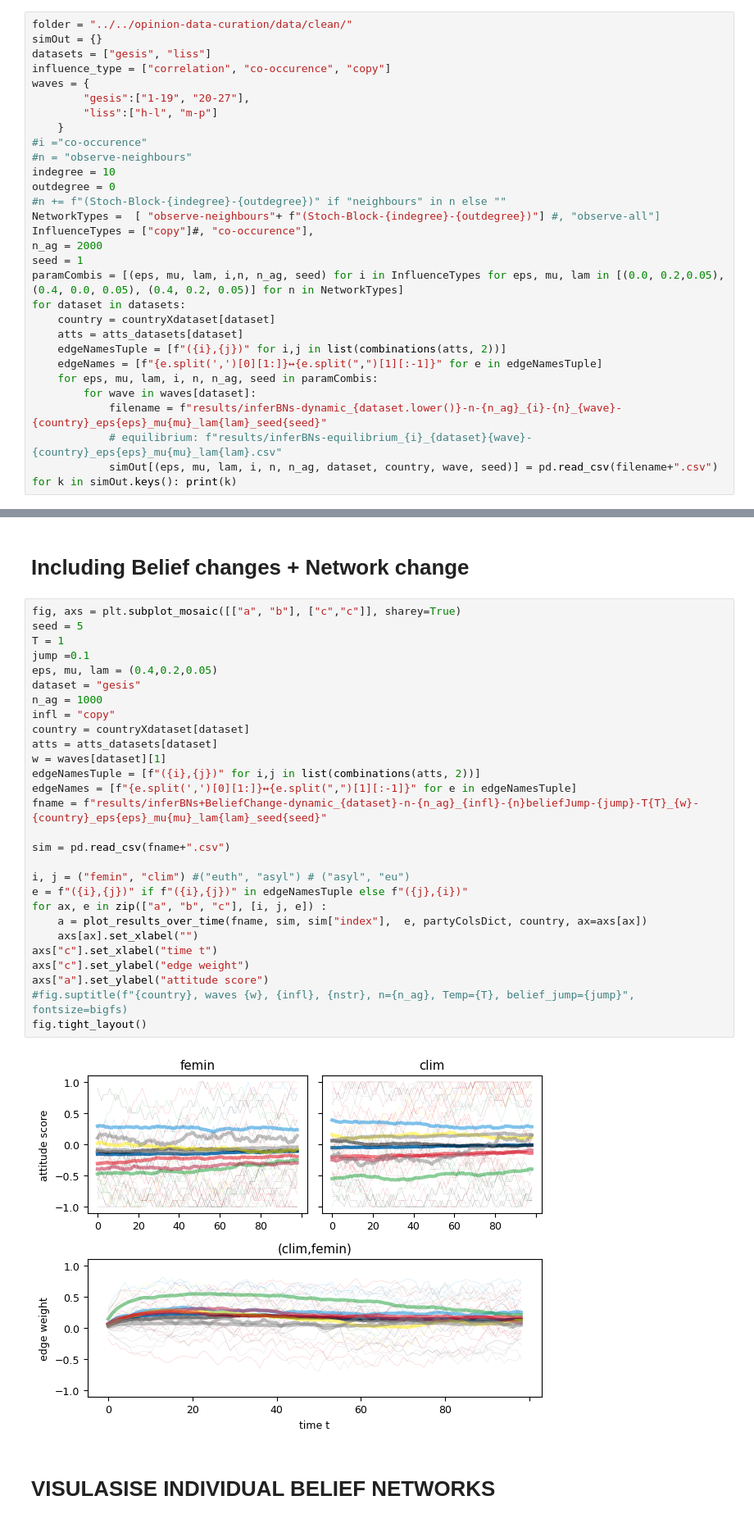
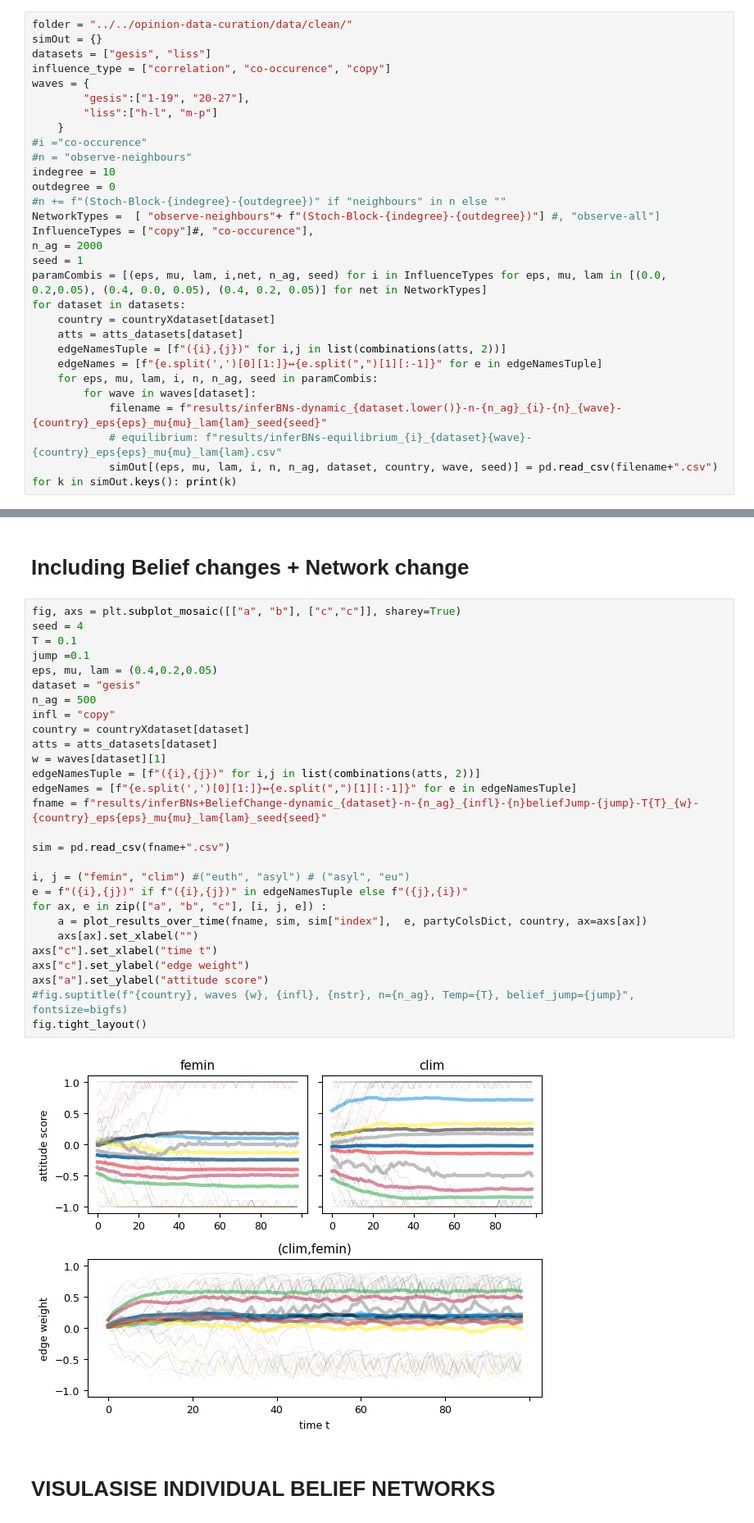
Before and after one commit to PeterSteiglechner/adaptive-NoB, a Jupyter notebook: code/analyse_BNs.ipynb, the cells around one changed output, grey strips where cells are left out. Shown at 82% size. Drawn from its saved outputs; the diff is of its cells as text.

```diff
--- a/code/analyse_BNs.ipynb
+++ b/code/analyse_BNs.ipynb
@@ -56,7 +56,7 @@ NetworkTypes =  [ "observe-neighbours"+ f"(Stoch-Block-{indegree}-{outdegree})"]
 InfluenceTypes = ["copy"]#, "co-occurence"],
 n_ag = 2000
 seed = 1
-paramCombis = [(eps, mu, lam, i,n, n_ag, seed) for i in InfluenceTypes for eps, mu, lam in [(0.0, 0.2,0.05), (0.4, 0.0, 0.05), (0.4, 0.2, 0.05)] for n in NetworkTypes]
+paramCombis = [(eps, mu, lam, i,net, n_ag, seed) for i in InfluenceTypes for eps, mu, lam in [(0.0, 0.2,0.05), (0.4, 0.0, 0.05), (0.4, 0.2, 0.05)] for net in NetworkTypes]
 for dataset in datasets:
     country = countryXdataset[dataset]
     atts = atts_datasets[dataset]
@@ -429,34 +429,34 @@ fig.show()
 # Including Belief changes + Network change
 # %%
 fig, axs = plt.subplot_mosaic([["a", "b"], ["c","c"]], sharey=True)
-seed = 5
-T = 1
+seed = 4
+T = 0.1
 jump =0.1
 eps, mu, lam = (0.4,0.2,0.05)
 dataset = "gesis"
-n_ag = 1000
+n_ag = 500
 infl = "copy"
 country = countryXdataset[dataset]
 atts = atts_datasets[dataset]
 w = waves[dataset][1]
 edgeNamesTuple = [f"({i},{j})" for i,j in list(combinations(atts, 2))]
 edgeNames = [f"{e.split(',')[0][1:]}↔{e.split(",")[1][:-1]}" for e in edgeNamesTuple]
 fname = f"results/inferBNs+BeliefChange-dynamic_{dataset}-n-{n_ag}_{infl}-{n}beliefJump-{jump}-T{T}_{w}-{country}_eps{eps}_mu{mu}_lam{lam}_seed{seed}"
 
 sim = pd.read_csv(fname+".csv")
 
 i, j = ("femin", "clim") #("euth", "asyl") # ("asyl", "eu")
 e = f"({i},{j})" if f"({i},{j})" in edgeNamesTuple else f"({j},{i})"
 for ax, e in zip(["a", "b", "c"], [i, j, e]) :
     a = plot_results_over_time(fname, sim, sim["index"],  e, partyColsDict, country, ax=axs[ax])
     axs[ax].set_xlabel("")
 axs["c"].set_xlabel("time t")
 axs["c"].set_ylabel("edge weight")
 axs["a"].set_ylabel("attitude score")
 #fig.suptitle(f"{country}, waves {w}, {infl}, {nstr}, n={n_ag}, Temp={T}, belief_jump={jump}", fontsize=bigfs)
 fig.tight_layout()
 # %% [output]
-[figure, old version]
+[figure, new version]
 # %% [markdown]
 # VISULASISE INDIVIDUAL BELIEF NETWORKS
 # %%
```
Also changed, not shown: 5 other files.
